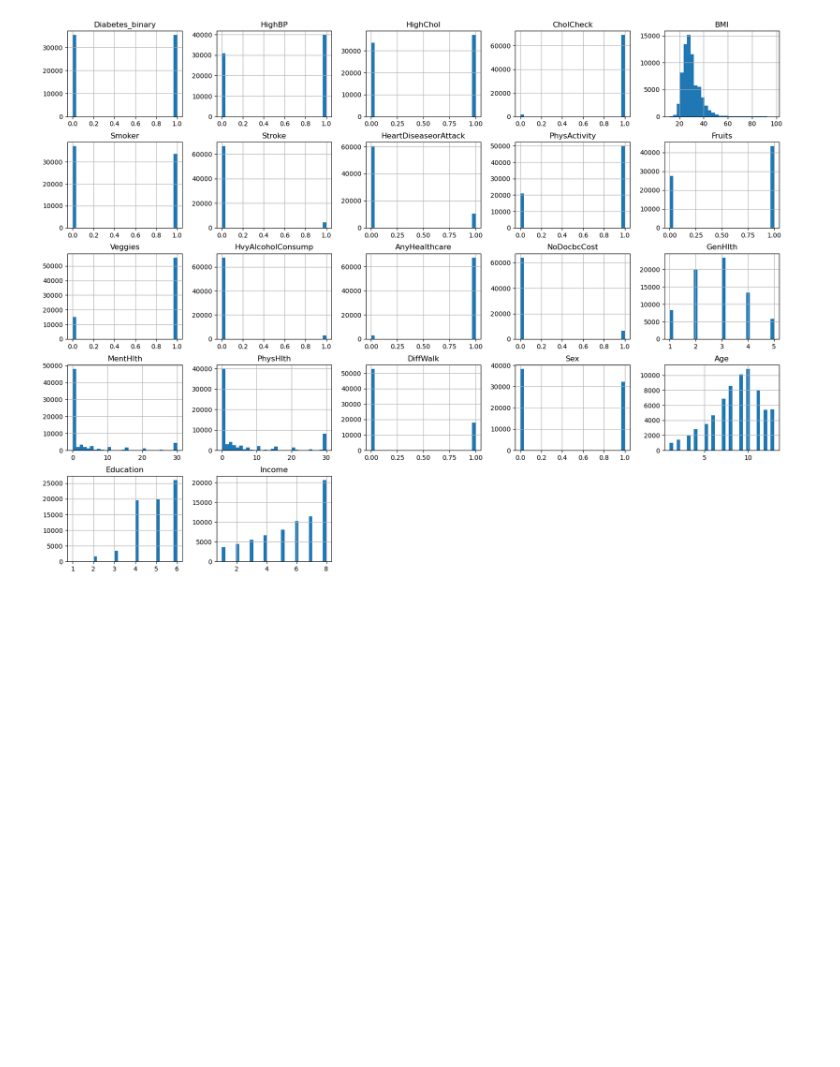
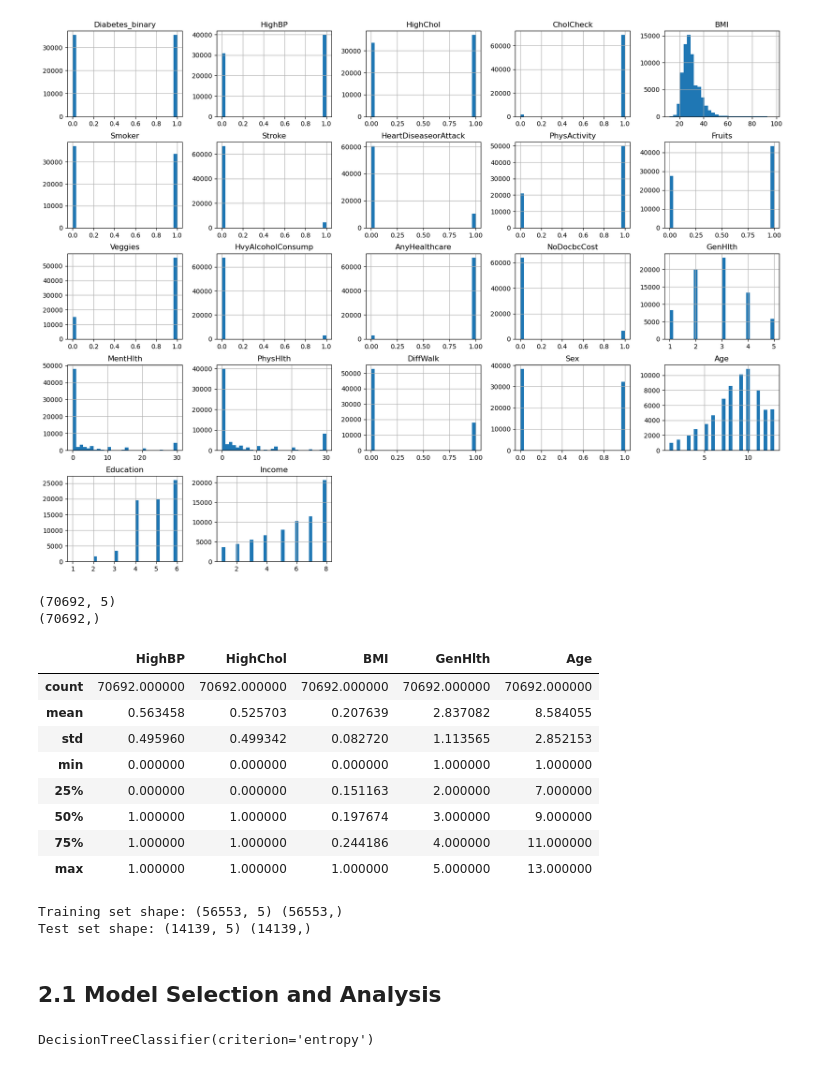
Before and after one commit to vitsiozo/DiabetesProject, a Jupyter notebook: Analysis.ipynb, the cells around one changed output. Cells and saved outputs as stored; diff of their text form; code cells hidden in the pictures; blank space fills up the shorter version.

```diff
--- a/Analysis.ipynb
+++ b/Analysis.ipynb
@@ -69,4 +78,59 @@ plt.show()
+# %%
+# !!! Optional Step. Univariate feature selection
+
+from sklearn.feature_selection import SelectKBest
+from sklearn.feature_selection import f_classif
+from sklearn.feature_selection import mutual_info_classif
+from sklearn.feature_selection import chi2
+
+selector = SelectKBest(f_classif, k=5)
+X_new = selector.fit_transform(X, y)
+
+#Convert the result back to a dataframe
+# Get feature names from X
+selected_features = X.columns[selector.get_support()]
+# Create new dataframe with selected features
+X_new_df = pd.DataFrame(X_new, columns=selected_features)
+
+print(X_new_df.shape)
+print(y.shape)
+# %% [output]
+(70692, 5)
+(70692,)
+# %%
+# See which features were selected as the most prominent ones
+X_new_df.describe()
+# %% [output]
+|  | HighBP | HighChol | BMI | GenHlth | Age |
+| count | 70692.000000 | 70692.000000 | 70692.000000 | 70692.000000 | 70692.000000 |
+| mean | 0.563458 | 0.525703 | 0.207639 | 2.837082 | 8.584055 |
+| std | 0.495960 | 0.499342 | 0.082720 | 1.113565 | 2.852153 |
+| min | 0.000000 | 0.000000 | 0.000000 | 1.000000 | 1.000000 |
+| 25% | 0.000000 | 0.000000 | 0.151163 | 2.000000 | 7.000000 |
+| 50% | 1.000000 | 1.000000 | 0.197674 | 3.000000 | 9.000000 |
+| 75% | 1.000000 | 1.000000 | 0.244186 | 4.000000 | 11.000000 |
+| max | 1.000000 | 1.000000 | 1.000000 | 5.000000 | 13.000000 |
 # %%
-# Split our data into a training and a testing set at an 80/20 ratio
+# Split our data into a training and a test set at an 80/20 ratio
 from sklearn.model_selection import train_test_split
-train_set, test_set = train_test_split(diabetes, test_size=0.2, random_state=42)
+X_train, X_test, y_train, y_test = train_test_split(X_new_df, y, test_size=0.2, random_state=42)
+
+# Check the shape of the split data
+print("Training set shape:", X_train.shape, y_train.shape)
+print("Test set shape:", X_test.shape, y_test.shape)
+# %% [output]
+Training set shape: (56553, 5) (56553,)
+Test set shape: (14139, 5) (14139,)
+# %% [markdown]
+## 2.1 Model Selection and Analysis
+# %%
+# We will create a decision tree model and train it on our data using the fit() method
+
+from sklearn.tree import DecisionTreeClassifier
+from sklearn.metrics import accuracy_score
+from sklearn.metrics import confusion_matrix, ConfusionMatrixDisplay
+
+decision_tree = DecisionTreeClassifier(criterion = 'entropy')
+decision_tree.fit(X_train, y_train)
+# %% [output]
+DecisionTreeClassifier(criterion='entropy')
```
Also changed, not shown: parts of 3 cells of this notebook.
